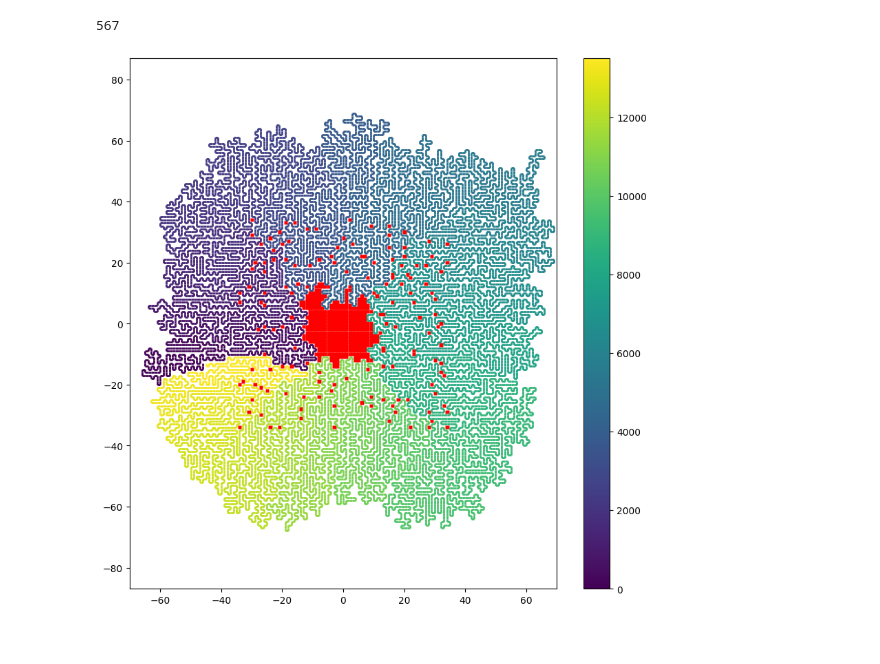
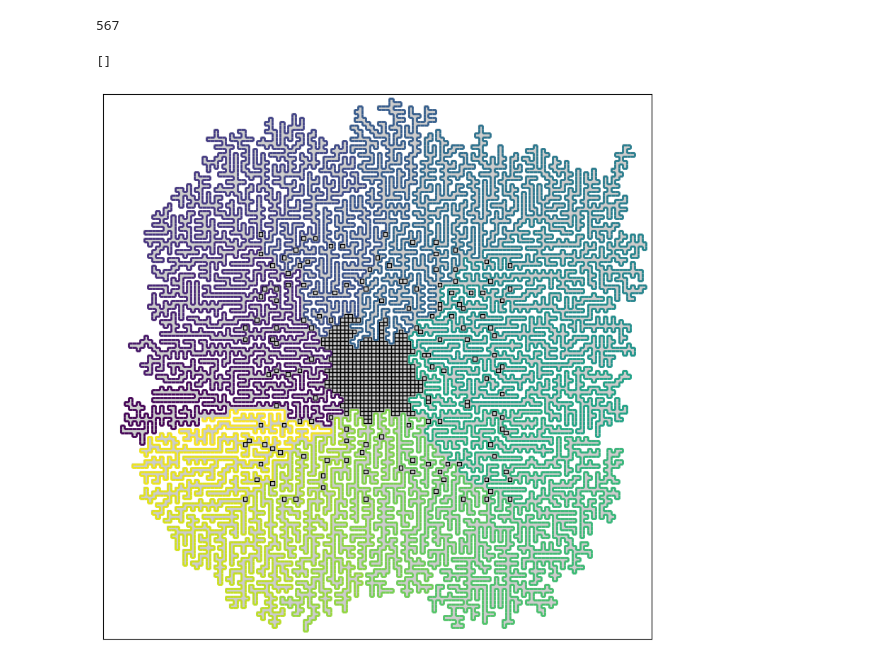
Before and after one commit to nj-vs-vh/advent-of-code-2023, a Jupyter notebook: day10/visualization.ipynb, the cells around one changed output. Drawn from its saved outputs; the diff is of its cells as text; code cells hidden in the pictures.

Commit message:
updated d10 visualization

```diff
--- a/day10/visualization.ipynb
+++ b/day10/visualization.ipynb
@@ -43,41 +43,44 @@ def i2y(i: int) -> float:
 
 
 x = [j2x(j) for _, j in loop]
 y = [i2y(i) for i, _ in loop]
 
+filling_poly = Polygon(np.array([x + [x[0]], y + [y[0]]]).T, closed=True, color="grey", alpha=0.4)
+ax.add_patch(filling_poly)
+
 # from the recipe: https://matplotlib.org/stable/gallery/lines_bars_and_markers/multicolored_line.html
 points = np.array([x, y]).T.reshape(-1, 1, 2)
 segments = np.concatenate([points[:-1], points[1:]], axis=1)
 lc = LineCollection(segments, cmap="viridis", norm=Normalize(0, len(loop)))  # type: ignore
 # Set the values used for colormapping
 lc.set_array(range(len(loop)))
 lc.set_linewidth(2)
 line = ax.add_collection(lc)
-fig.colorbar(line, ax=ax)
+# fig.colorbar(line, ax=ax)
+
 
 #
 
 filled_rectangle_centers = itertools.chain.from_iterable(
     [(i, j) for j, flag in enumerate(row) if flag] for i, row in enumerate(is_inside)
 )
 patches = [
     Rectangle(
-        xy=(j2x(j) - 0.51, i2y(i) - 0.51),
-        width=1.2,
-        height=1.2,
-        facecolor="red",
-        edgecolor="none",
+        xy=(j2x(j) - 0.5, i2y(i) - 0.5),
+        width=1,
+        height=1,
+        facecolor="none",
+        edgecolor="black",
         # alpha=0.4,
     )
     for i, j in filled_rectangle_centers
 ]
 ax.add_collection(PatchCollection(patches, match_original=True))
 
-ax.set_xlim([-width / 2, width / 2])
-ax.set_ylim([-height / 2, height / 2])
+ax.set_xlim(-width / 2, width / 2)
+ax.set_ylim(-height / 2, height / 2)
 ax.set_xticks([])
 ax.set_yticks([])
-
-plt.show()
 # %% [output]
+[]
-[figure, old version]
+[figure, new version]
```
Also changed, not shown: parts of 1 cell of this notebook.
